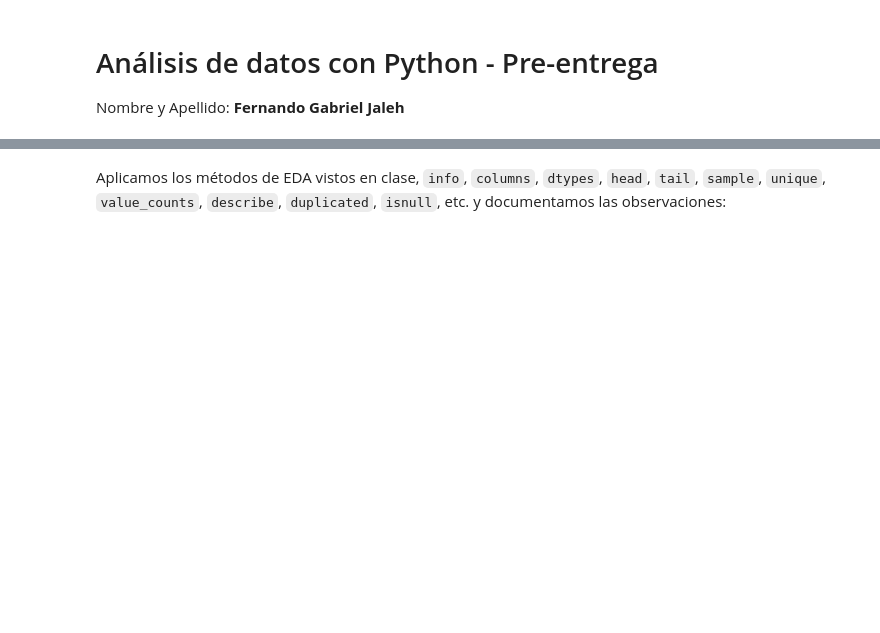
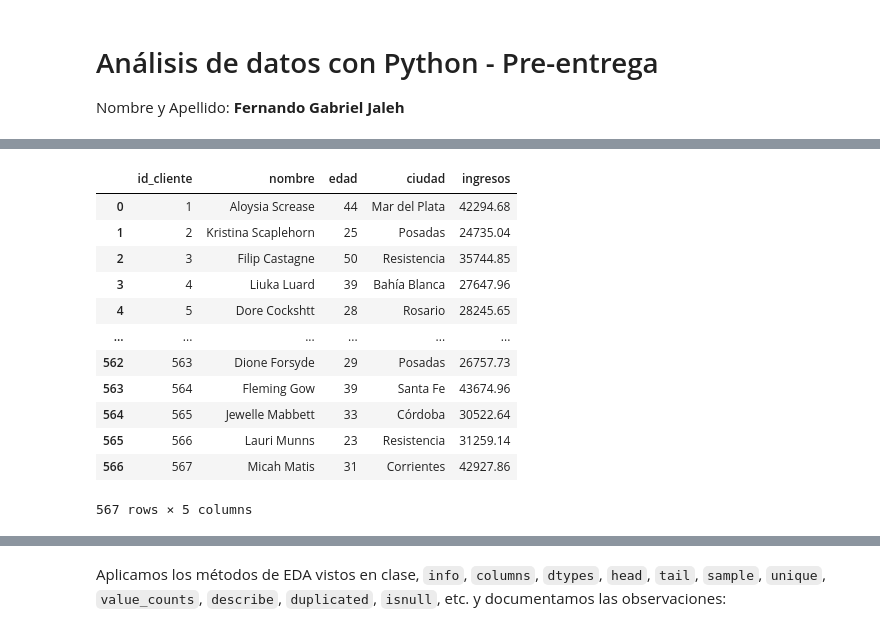
Before and after one commit to FerJGit/TT-2C2025-Data-Analitycs-Notebooks, a Jupyter notebook: PreEntrega/Mis_Archivos/Pre-entrega.ipynb, the cells around one changed output, grey strips where cells are left out. Saved outputs shown, nothing was run; the diff lists cells and outputs as text; code cells hidden in the pictures; blank space fills up the shorter version.

```diff
--- a/PreEntrega/Mis_Archivos/Pre-entrega.ipynb
+++ b/PreEntrega/Mis_Archivos/Pre-entrega.ipynb
@@ -42,4 +42,4 @@ df_ventas = pd.read_csv("https://raw.githubusercontent.com/jrigottiedu/TT-2C2025
 # %%
-# Import dataset clientes
-df_clientes = pd.read_csv("https://raw.githubusercontent.com/jrigottiedu/TT-2C2025-Data-Analitycs-Notebooks/refs/heads/main/PreEntrega/Datasets/clientes.csv")
+# Importo el dataset clientes desde mi github
+df_clientes = pd.read_csv("https://raw.githubusercontent.com/FerJGit/TT-2C2025-Data-Analitycs-Notebooks/refs/heads/main/PreEntrega/Datasets/clientes.csv")
 # %%
@@ -49,0 +65,17 @@ df_ventas
+# %%
+# Veo lo que trae del dataset de clientes
+df_clientes
+# %% [output]
+|  | id_cliente | nombre | edad | ciudad | ingresos |
+| 0 | 1 | Aloysia Screase | 44 | Mar del Plata | 42294.68 |
+| 1 | 2 | Kristina Scaplehorn | 25 | Posadas | 24735.04 |
+| 2 | 3 | Filip Castagne | 50 | Resistencia | 35744.85 |
+| 3 | 4 | Liuka Luard | 39 | Bahía Blanca | 27647.96 |
+| 4 | 5 | Dore Cockshtt | 28 | Rosario | 28245.65 |
+| ... | ... | ... | ... | ... | ... |
+| 562 | 563 | Dione Forsyde | 29 | Posadas | 26757.73 |
+| 563 | 564 | Fleming Gow | 39 | Santa Fe | 43674.96 |
+| 564 | 565 | Jewelle Mabbett | 33 | Córdoba | 30522.64 |
+| 565 | 566 | Lauri Munns | 23 | Resistencia | 31259.14 |
+| 566 | 567 | Micah Matis | 31 | Corrientes | 42927.86 |
+567 rows × 5 columns
```
Also changed, not shown: parts of 38 cells of this notebook.
